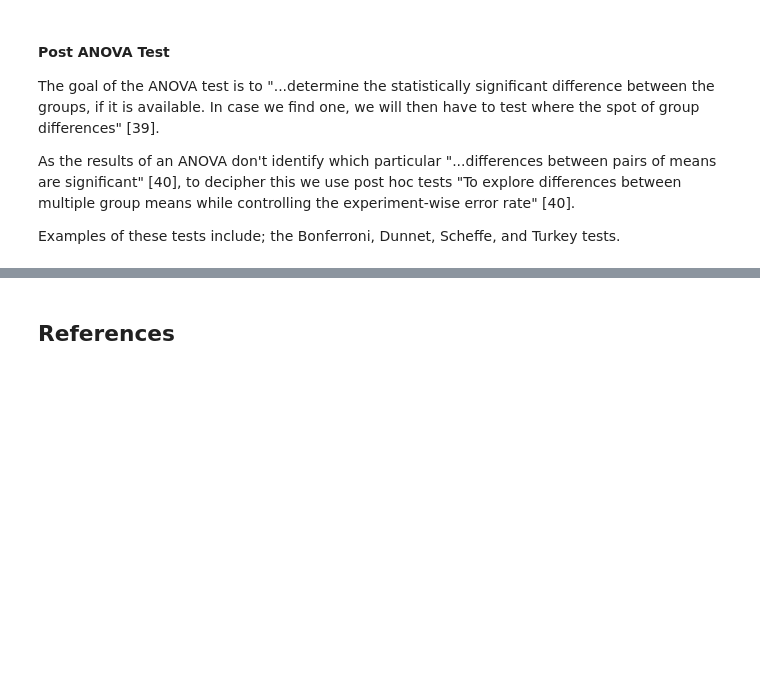
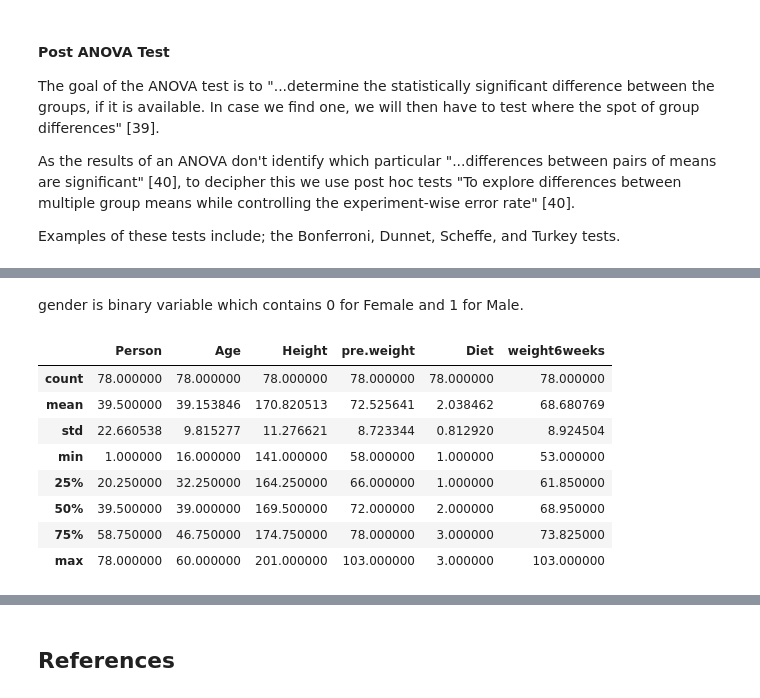
Before and after one commit to kmcd14/MLandStats-assessment, a Jupyter notebook: scipy-stats.ipynb, the cells around one changed output, grey strips where cells are left out. Cells and saved outputs as stored; diff of their text form; code cells hidden in the pictures; blank space fills up the shorter version.

```diff
--- a/scipy-stats.ipynb
+++ b/scipy-stats.ipynb
@@ -576,0 +597,15 @@ Dataset downloaded from here (https://www.itl.nist.gov/div898/education/datasets
+# %% [markdown]
+gender is binary variable which contains 0 for Female and 1 for Male.
+# %%
+# Getting a general overview of the data
+df.describe()
+# %% [output]
+|  | Person | Age | Height | pre.weight | Diet | weight6weeks |
+| count | 78.000000 | 78.000000 | 78.000000 | 78.000000 | 78.000000 | 78.000000 |
+| mean | 39.500000 | 39.153846 | 170.820513 | 72.525641 | 2.038462 | 68.680769 |
+| std | 22.660538 | 9.815277 | 11.276621 | 8.723344 | 0.812920 | 8.924504 |
+| min | 1.000000 | 16.000000 | 141.000000 | 58.000000 | 1.000000 | 53.000000 |
+| 25% | 20.250000 | 32.250000 | 164.250000 | 66.000000 | 1.000000 | 61.850000 |
+| 50% | 39.500000 | 39.000000 | 169.500000 | 72.000000 | 2.000000 | 68.950000 |
+| 75% | 58.750000 | 46.750000 | 174.750000 | 78.000000 | 3.000000 | 73.825000 |
+| max | 78.000000 | 60.000000 | 201.000000 | 103.000000 | 3.000000 | 103.000000 |
```
Also changed, not shown: parts of 9 cells of this notebook, 1 other file.
